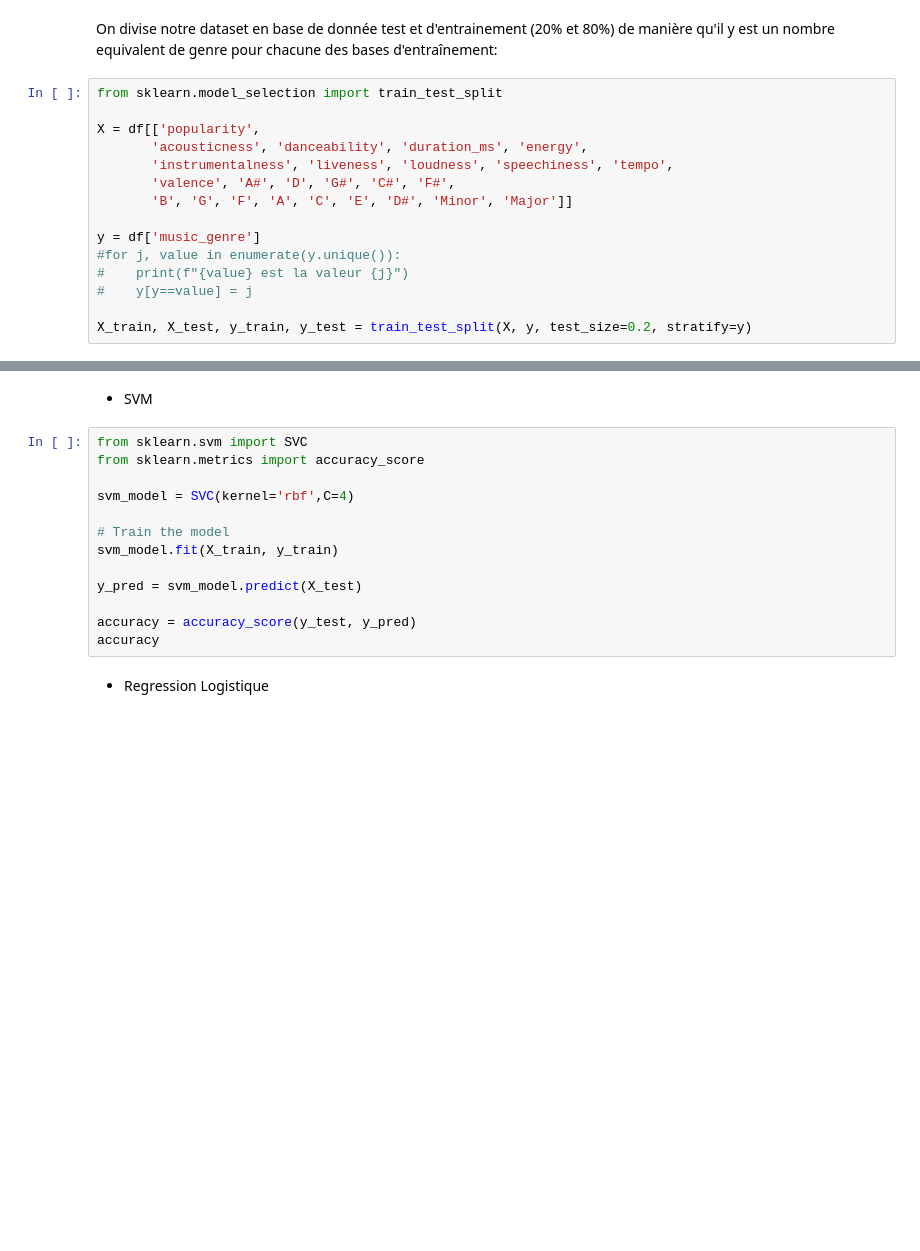
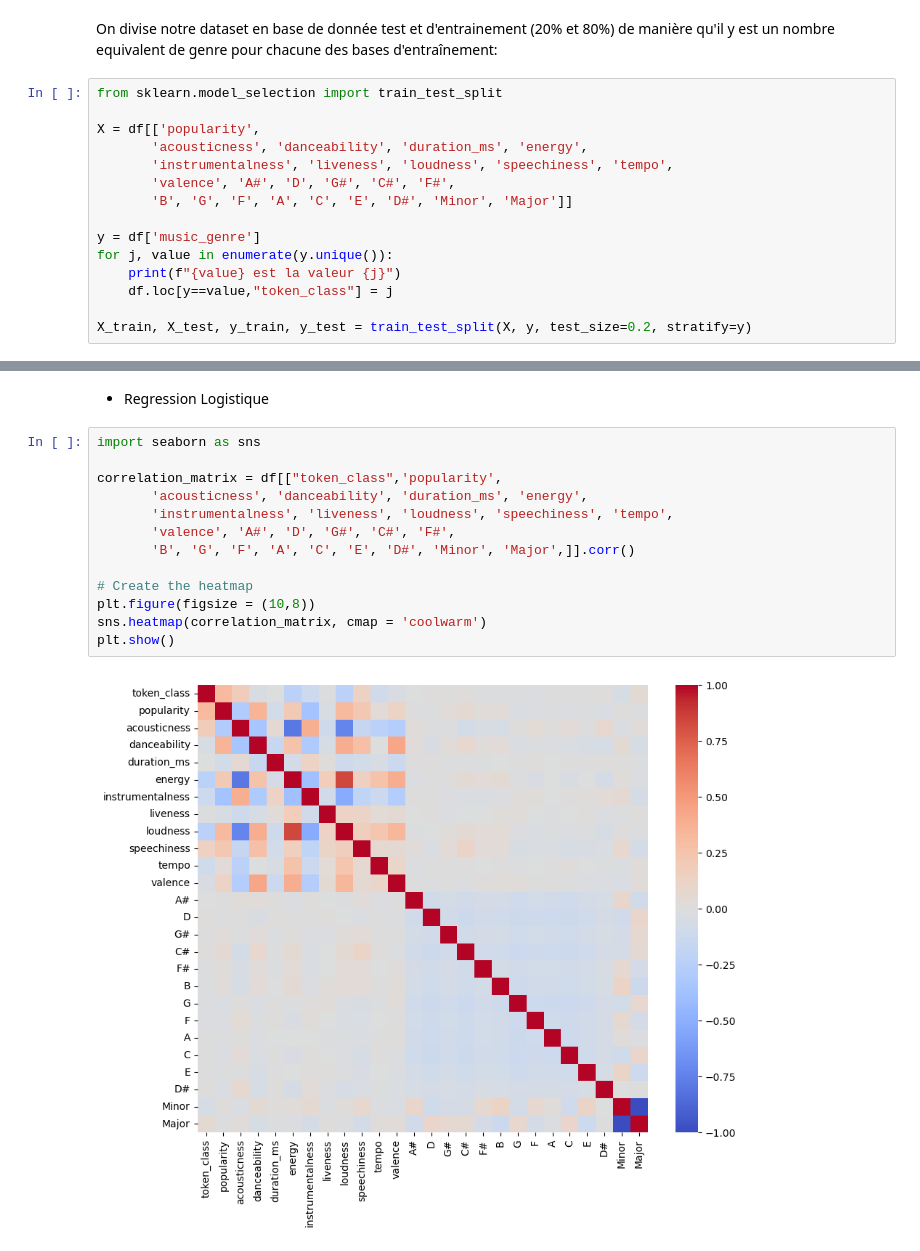
Before and after one commit to lcscaio77/music-genre-prediction, a Jupyter notebook: music_genre_prediction.ipynb, the cells around one changed output, grey strips where cells are left out. Drawn from its saved outputs; the diff is of its cells as text; blank space fills up the shorter version.

```diff
--- a/music_genre_prediction.ipynb
+++ b/music_genre_prediction.ipynb
@@ -128,8 +128,8 @@ X = df[['popularity',
        'B', 'G', 'F', 'A', 'C', 'E', 'D#', 'Minor', 'Major']]
 
 y = df['music_genre']
-#for j, value in enumerate(y.unique()):
-#    print(f"{value} est la valeur {j}")
-#    y[y==value] = j
+for j, value in enumerate(y.unique()):
+    print(f"{value} est la valeur {j}")
+    df.loc[y==value,"token_class"] = j
 
 X_train, X_test, y_train, y_test = train_test_split(X, y, test_size=0.2, stratify=y)
@@ -166,20 +177,20 @@ Name: music_genre, dtype: int64
-# %% [markdown]
-* SVM
-# %%
-from sklearn.svm import SVC
-from sklearn.metrics import accuracy_score
-
-svm_model = SVC(kernel='rbf',C=4)
-
-# Train the model
-svm_model.fit(X_train, y_train)
-
-y_pred = svm_model.predict(X_test)
-
-accuracy = accuracy_score(y_test, y_pred)
-accuracy
 # %% [markdown]
 * Regression Logistique
+# %%
+import seaborn as sns
+
+correlation_matrix = df[["token_class",'popularity',
+       'acousticness', 'danceability', 'duration_ms', 'energy',
+       'instrumentalness', 'liveness', 'loudness', 'speechiness', 'tempo',
+       'valence', 'A#', 'D', 'G#', 'C#', 'F#',
+       'B', 'G', 'F', 'A', 'C', 'E', 'D#', 'Minor', 'Major',]].corr()
+
+# Create the heatmap
+plt.figure(figsize = (10,8))
+sns.heatmap(correlation_matrix, cmap = 'coolwarm')
+plt.show()
+# %% [output]
+[figure, added]
 # %%
 from sklearn.svm import SVC
 from sklearn.linear_model import LogisticRegression as LR
```
Also changed, not shown: parts of 5 cells of this notebook.
